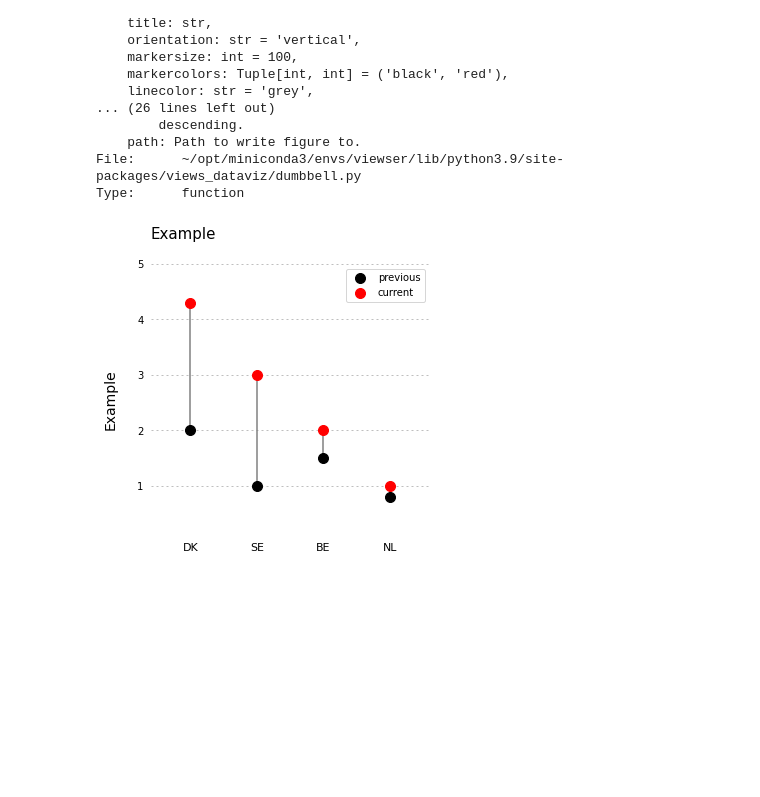
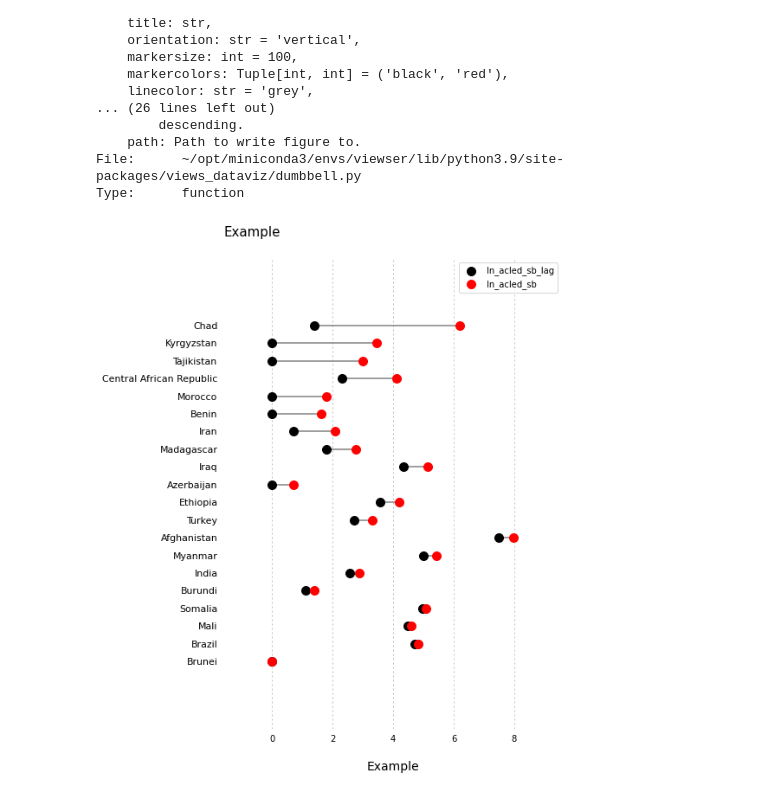
Before and after one commit to prio-data/views_dataviz, a Jupyter notebook: examples/dumbbell.ipynb, the cells around one changed output. Cells and saved outputs as stored; diff of their text form; code cells hidden in the pictures; blank space fills up the shorter version.

Commit message:
revised to a viewser-based example

```diff
--- a/examples/dumbbell.ipynb
+++ b/examples/dumbbell.ipynb
@@ -32,13 +31,31 @@ mock = pd.DataFrame(
+# %%
+engine = sa.create_engine(source_db_path)
+country = pd.read_sql(
+    "SELECT id as country_id, name FROM prod.country",
+    con=engine
+).set_index("country_id")
+
+# Fetch some example data.
+df = viewser.operations.fetch("hh_fatalities_ged_acled")
+
+# Join in countrynames and make the xlabel.
+df = df.join(country)
+# %%
+# Prepare a lag to compare to.
+df["ln_acled_sb_lag"] = df["ln_acled_sb"].groupby(level=1).shift(1)
+df["delta"] = df["ln_acled_sb"] - df["ln_acled_sb_lag"]
+df = df.sort_values(by="delta", ascending=False)
 # %%
 plot_dumbbell(
-    df=mock,
-    current="current",
-    previous="previous",
-    labels="labels",
-    orientation="horizontal",
+    df=df.loc[496].reset_index()[0:20],  # Taking the 20 biggest deltas.
+    current="ln_acled_sb",
+    previous="ln_acled_sb_lag",
+    labels="name",
+    orientation="vertical",
     axislabel="Example",
     title="Example",
-    figsize=(5,5)
+    figsize=(7,10),
+    ascending=True
 )
 # %% [output]
-[figure, old version]
+[figure, new version]
```
Also changed, not shown: parts of 3 cells of this notebook.
